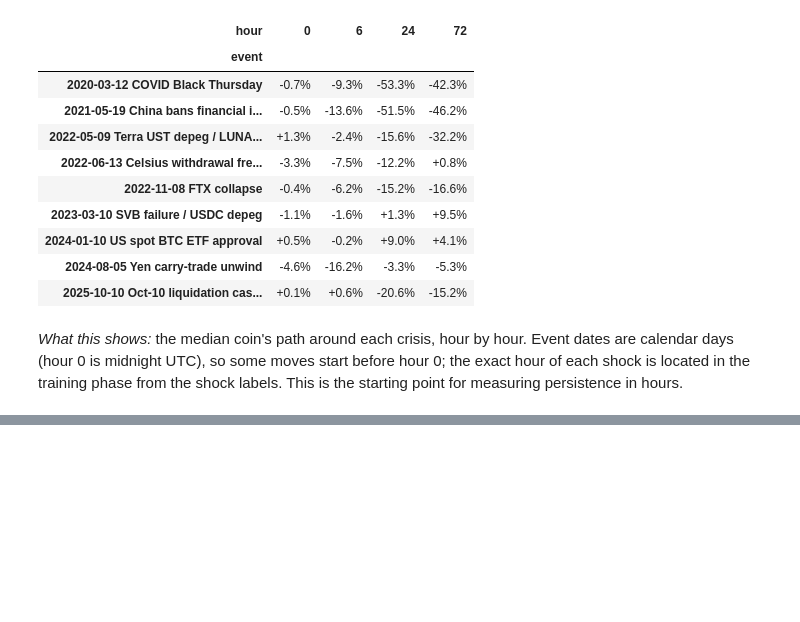
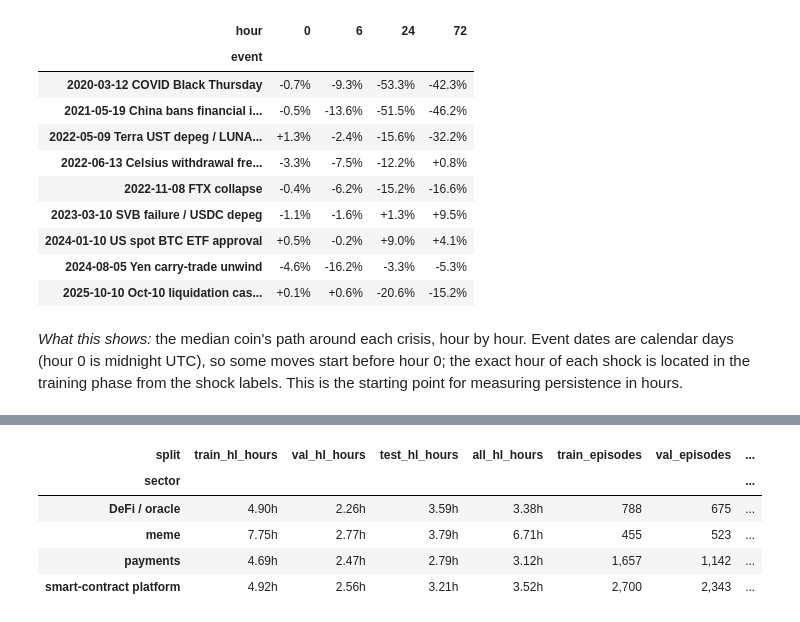
Before and after one commit to da-ksh-esh/CryptoGraph, a Jupyter notebook: notebooks/05_persistence_by_shock_type.ipynb, the cells around one changed output, grey strips where cells are left out. Cells and saved outputs as stored; diff of their text form; code cells hidden in the pictures; blank space fills up the shorter version.

```diff
--- a/notebooks/05_persistence_by_shock_type.ipynb
+++ b/notebooks/05_persistence_by_shock_type.ipynb
@@ -82,0 +83,29 @@ training phase from the shock labels. This is the starting point for measuring p
+# %%
+# Sector-level post-shock decay half-lives (all periods combined)
+boot_df = pd.read_csv('../reports/persistence_sector_block_bootstrap.csv')
+decay_all = boot_df[(boot_df['record_type'] == 'sector_decay_half_life') & (boot_df['split'] == 'all')].copy()
+
+display_cols = [
+    'sector', 'episode_count', 'estimate_hours', 'ci_95_low', 'ci_95_high',
+    'gap_h1', 'gap_h24', 'gap_h72', 'p_value_beat_null'
+]
+disp = decay_all[display_cols].rename(columns={
+    'sector': 'Sector (≥3 coins)',
+    'episode_count': 'Episodes',
+    'estimate_hours': 'Half-Life (h)',
+    'ci_95_low': 'CI 95% Low',
+    'ci_95_high': 'CI 95% High',
+    'gap_h1': 'Gap at h=1',
+    'gap_h24': 'Gap at h=24',
+    'gap_h72': 'Gap at h=72',
+    'p_value_beat_null': 'p-value vs Null'
+})
+display(disp.style.format({
+    'Half-Life (h)': '{:.2f}h',
+    'CI 95% Low': '{:.2f}h',
+    'CI 95% High': '{:.2f}h',
+    'Gap at h=1': '{:+.3f}',
+    'Gap at h=24': '{:+.3f}',
+    'Gap at h=72': '{:+.3f}',
+    'p-value vs Null': '{:.4f}'
+}))
@@ -82,0 +164,23 @@ training phase from the shock labels. This is the starting point for measuring p
+# %%
+# Temporal Split Stability Table
+split_df = boot_df[boot_df['record_type'] == 'sector_decay_half_life'].copy()
+hl_pivot = split_df.pivot(index='sector', columns='split', values='estimate_hours')[['train', 'val', 'test', 'all']]
+ep_pivot = split_df.pivot(index='sector', columns='split', values='episode_count')[['train', 'val', 'test', 'all']]
+combined = pd.concat([hl_pivot.add_suffix('_hl_hours'), ep_pivot.add_suffix('_episodes')], axis=1)
+display(combined.style.format({
+    'train_hl_hours': '{:.2f}h',
+    'val_hl_hours': '{:.2f}h',
+    'test_hl_hours': '{:.2f}h',
+    'all_hl_hours': '{:.2f}h',
+    'train_episodes': '{:,.0f}',
+    'val_episodes': '{:,.0f}',
+    'test_episodes': '{:,.0f}',
+    'all_episodes': '{:,.0f}'
+}))
+# %% [output]
+| split | train_hl_hours | val_hl_hours | test_hl_hours | all_hl_hours | train_episodes | val_episodes | ... |
+| sector |  |  |  |  |  |  | ... |
+| DeFi / oracle | 4.90h | 2.26h | 3.59h | 3.38h | 788 | 675 | ... |
+| meme | 7.75h | 2.77h | 3.79h | 6.71h | 455 | 523 | ... |
+| payments | 4.69h | 2.47h | 2.79h | 3.12h | 1,657 | 1,142 | ... |
+| smart-contract platform | 4.92h | 2.56h | 3.21h | 3.52h | 2,700 | 2,343 | ... |
```
Also changed, not shown: parts of 10 cells of this notebook, 10 other files.
